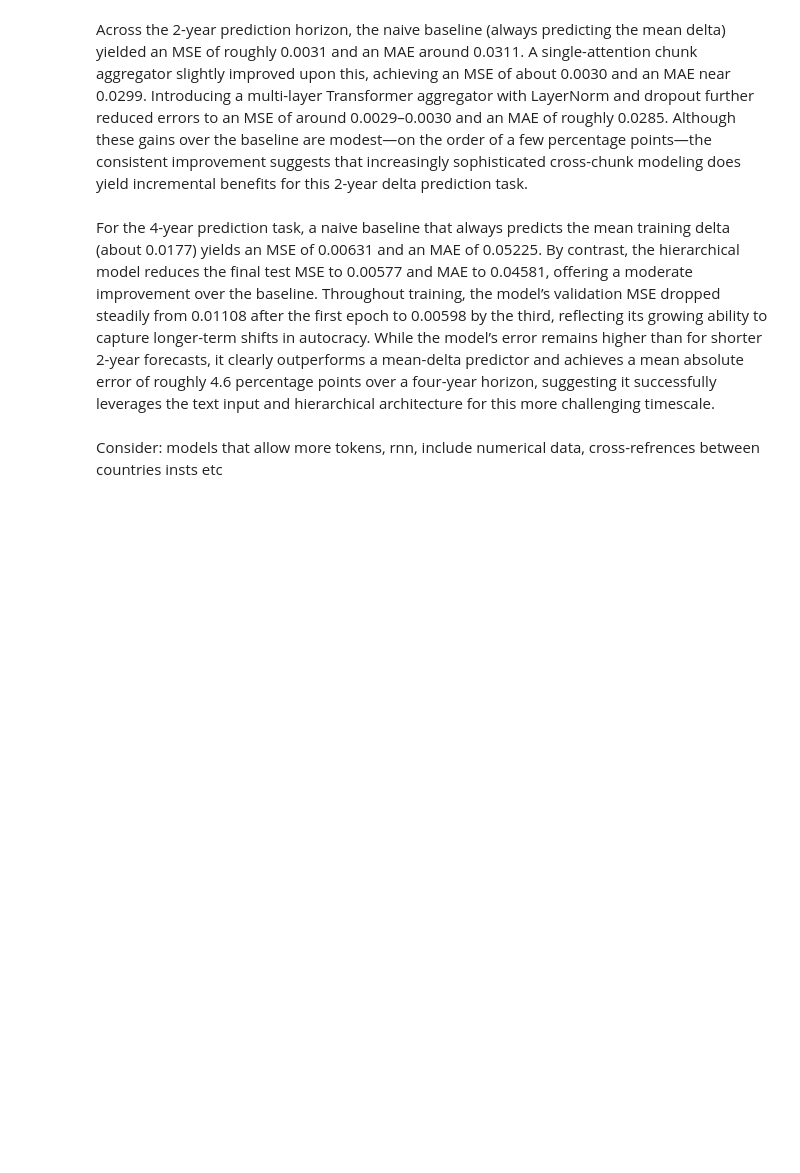
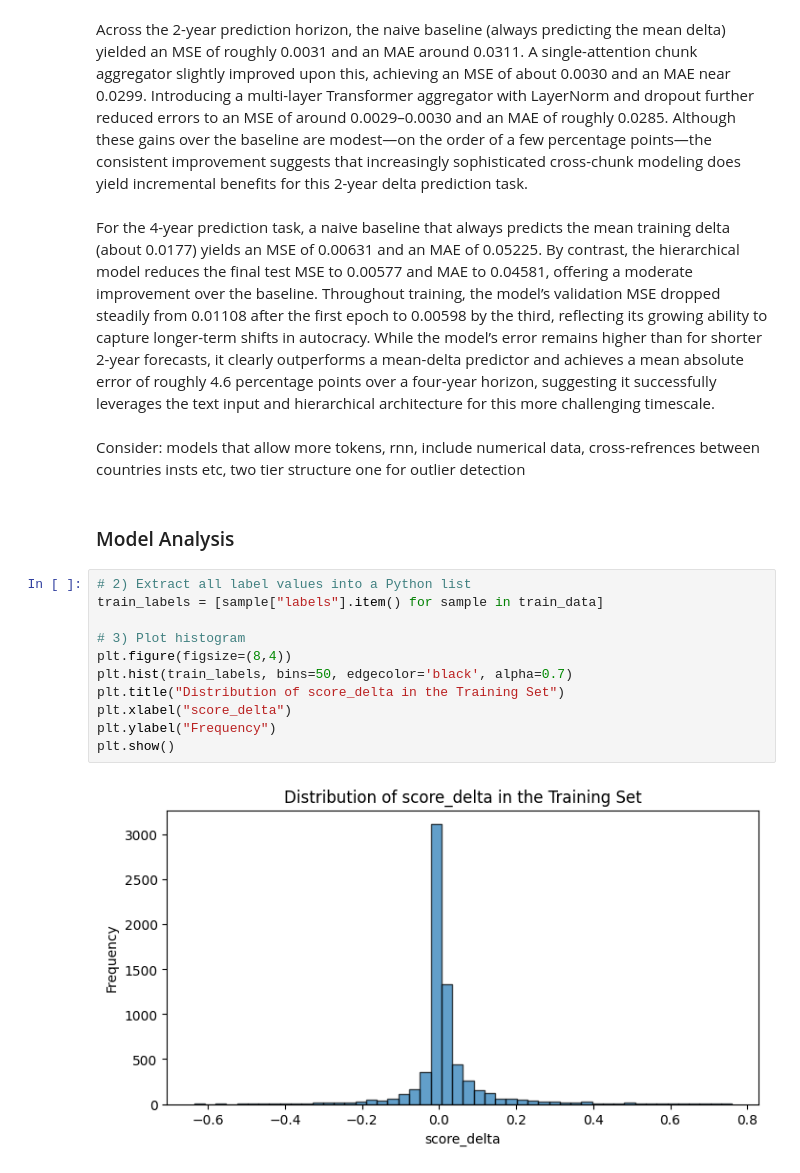
Before and after one commit to maxlaza411/Speech-Gov-Prediction, a Jupyter notebook: workbook.ipynb, the cells around one changed output. Cells and saved outputs as stored; diff of their text form; blank space fills up the shorter version.

```diff
--- a/workbook.ipynb
+++ b/workbook.ipynb
@@ -886,4 +921,19 @@ Across the 2-year prediction horizon, the naive baseline (always predicting the
 # %% [markdown]
 For the 4-year prediction task, a naive baseline that always predicts the mean training delta (about 0.0177) yields an MSE of 0.00631 and an MAE of 0.05225. By contrast, the hierarchical model reduces the final test MSE to 0.00577 and MAE to 0.04581, offering a moderate improvement over the baseline. Throughout training, the model’s validation MSE dropped steadily from 0.01108 after the first epoch to 0.00598 by the third, reflecting its growing ability to capture longer-term shifts in autocracy. While the model’s error remains higher than for shorter 2-year forecasts, it clearly outperforms a mean-delta predictor and achieves a mean absolute error of roughly 4.6 percentage points over a four-year horizon, suggesting it successfully leverages the text input and hierarchical architecture for this more challenging timescale.
 # %% [markdown]
-Consider: models that allow more tokens, rnn, include numerical data, cross-refrences between countries insts etc
+Consider: models that allow more tokens, rnn, include numerical data, cross-refrences between countries insts etc, two tier structure one for outlier detection
+# %% [markdown]
+### Model Analysis
+# %%
+# 2) Extract all label values into a Python list
+train_labels = [sample["labels"].item() for sample in train_data]
+
+# 3) Plot histogram
+plt.figure(figsize=(8,4))
+plt.hist(train_labels, bins=50, edgecolor='black', alpha=0.7)
+plt.title("Distribution of score_delta in the Training Set")
+plt.xlabel("score_delta")
+plt.ylabel("Frequency")
+plt.show()
+# %% [output]
+[figure, added]
```
Also changed, not shown: parts of 7 cells of this notebook.
